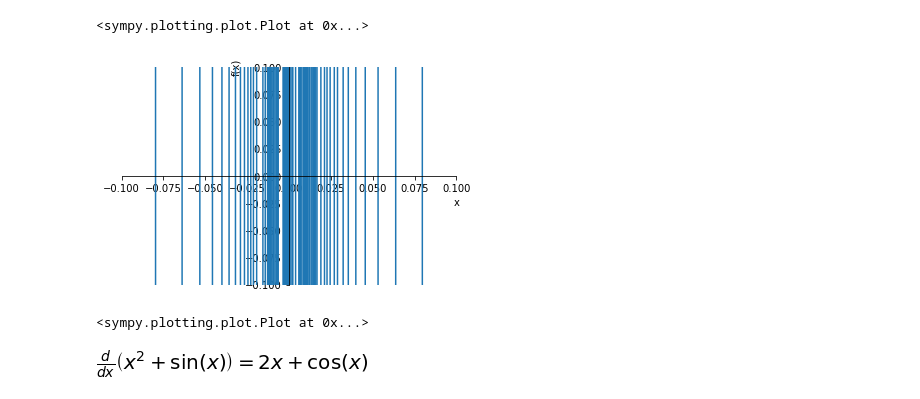
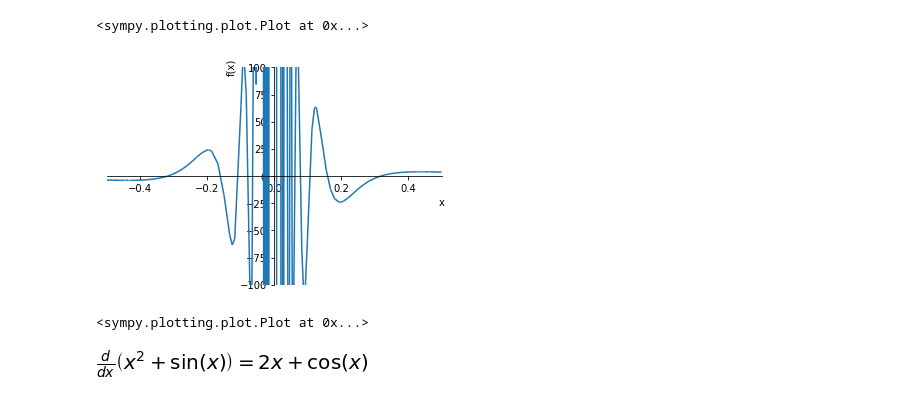
Before and after one commit to xdanger/notebooks, a Jupyter notebook: Mathematics/Essence of Caculus.ipynb, the cells around one changed output. Drawn from its saved outputs; the diff is of its cells as text; code cells hidden in the pictures.

```diff
--- a/Mathematics/Essence of Caculus.ipynb
+++ b/Mathematics/Essence of Caculus.ipynb
@@ -160,9 +160,9 @@ plot(expr1.doit(), expr2.doit(), (x, -10, 10))
 [figure]
 <sympy.plotting.plot.Plot at 0x...>
 # %%
-plot(expr3.doit(), (x, -0.1, 0.1), ylim=(-0.1, 0.1))
+plot(expr3.doit(), (x, -0.4, 0.4), ylim=(-100, 100))
 # %% [output]
-[figure, old version]
+[figure, new version]
 <sympy.plotting.plot.Plot at 0x...>
 # %%
 expr4 = Derivative(sin(x) + x**2)
```
Also changed, not shown: parts of 1 cell of this notebook.
